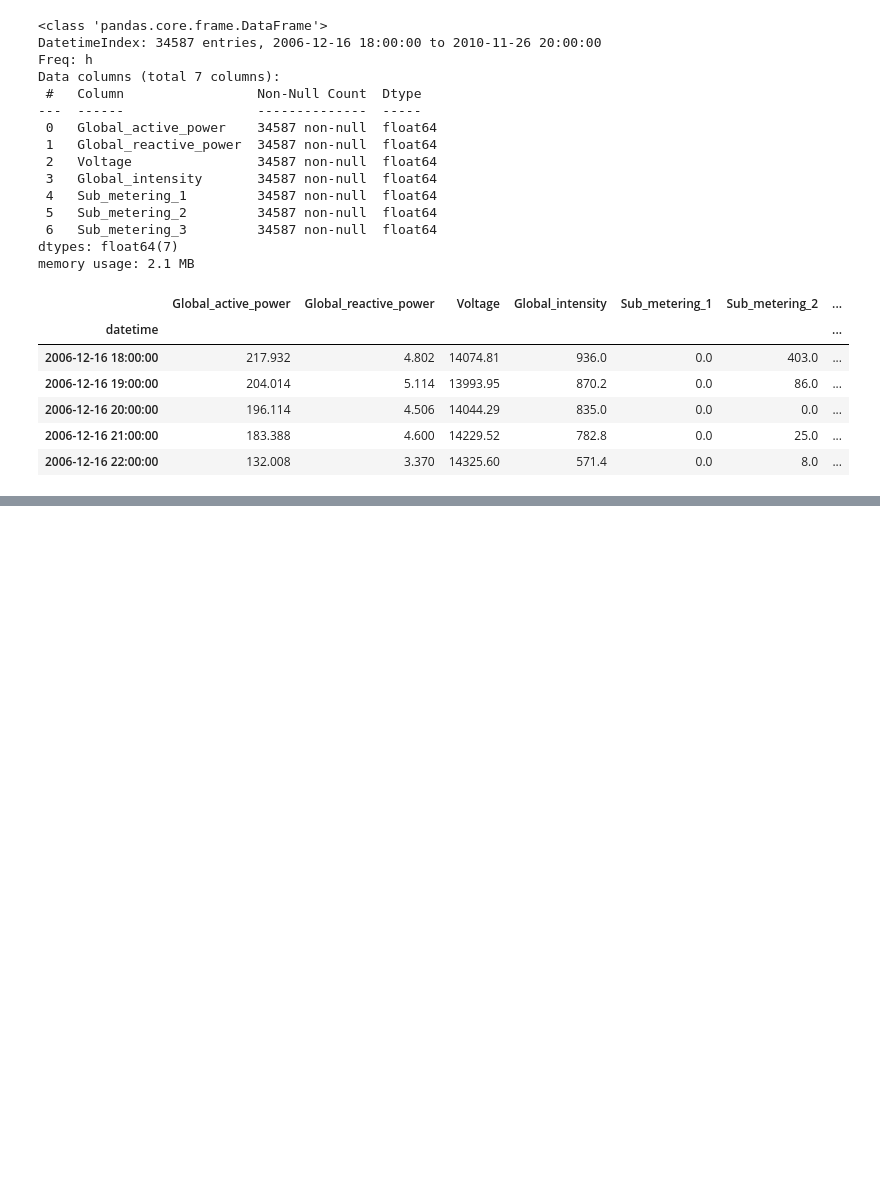
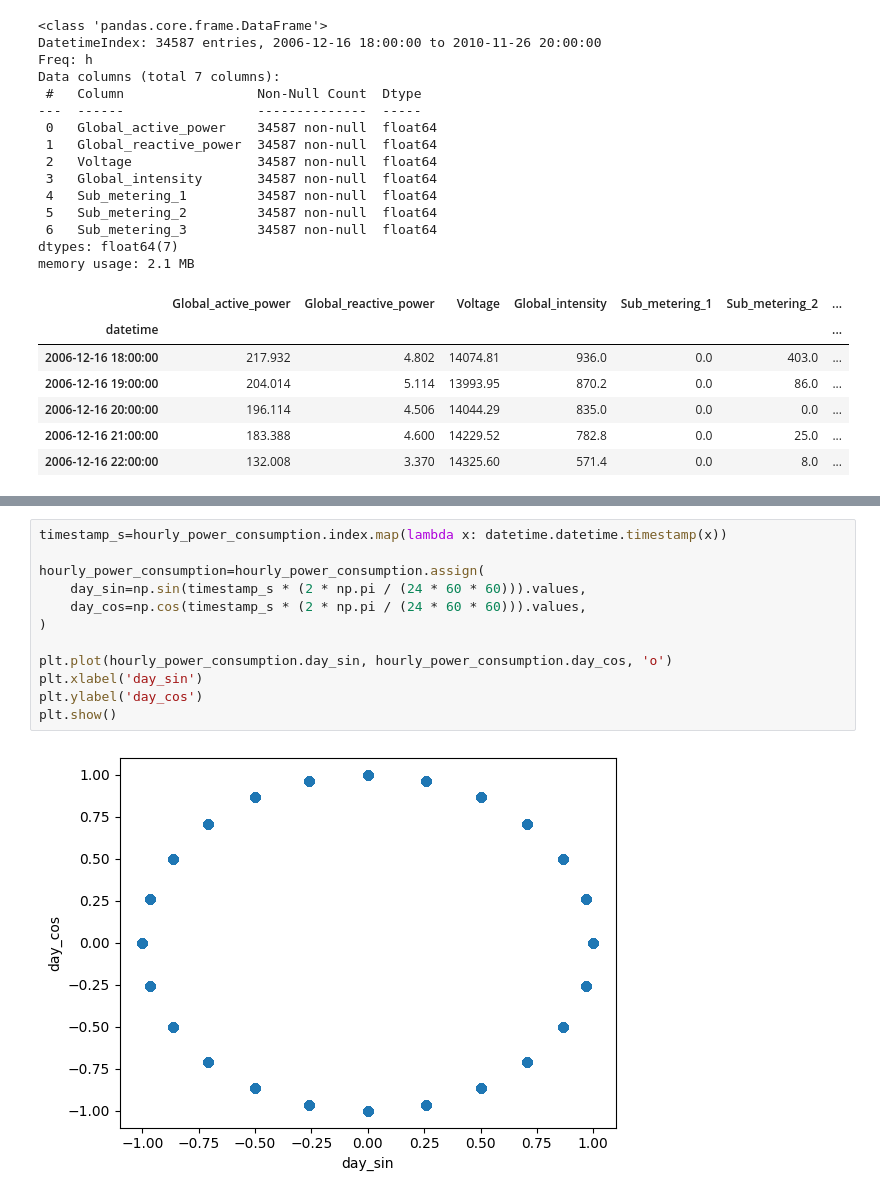
Before and after one commit to Ibrahim-Ola/time-series-python, a Jupyter notebook: data_preparation.ipynb, the cells around one changed output, grey strips where cells are left out. Cells and saved outputs as stored; diff of their text form; blank space fills up the shorter version.

```diff
--- a/data_preparation.ipynb
+++ b/data_preparation.ipynb
@@ -156,0 +161,14 @@ memory usage: 2.1 MB
+# %%
+timestamp_s=hourly_power_consumption.index.map(lambda x: datetime.datetime.timestamp(x))
+
+hourly_power_consumption=hourly_power_consumption.assign(
+    day_sin=np.sin(timestamp_s * (2 * np.pi / (24 * 60 * 60))).values,
+    day_cos=np.cos(timestamp_s * (2 * np.pi / (24 * 60 * 60))).values,
+)
+
+plt.plot(hourly_power_consumption.day_sin, hourly_power_consumption.day_cos, 'o')
+plt.xlabel('day_sin')
+plt.ylabel('day_cos')
+plt.show()
+# %% [output]
+[figure, added]
```
Also changed, not shown: parts of 8 cells of this notebook.
